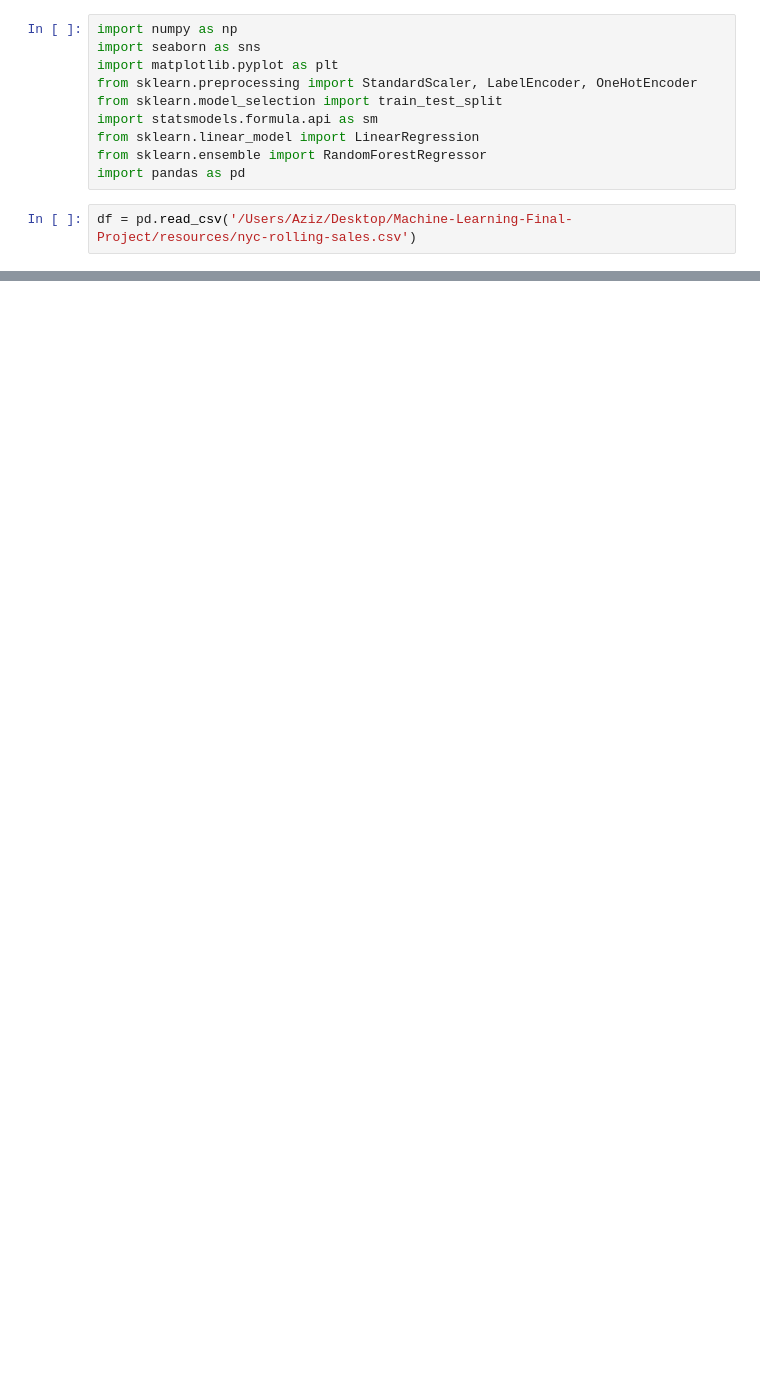
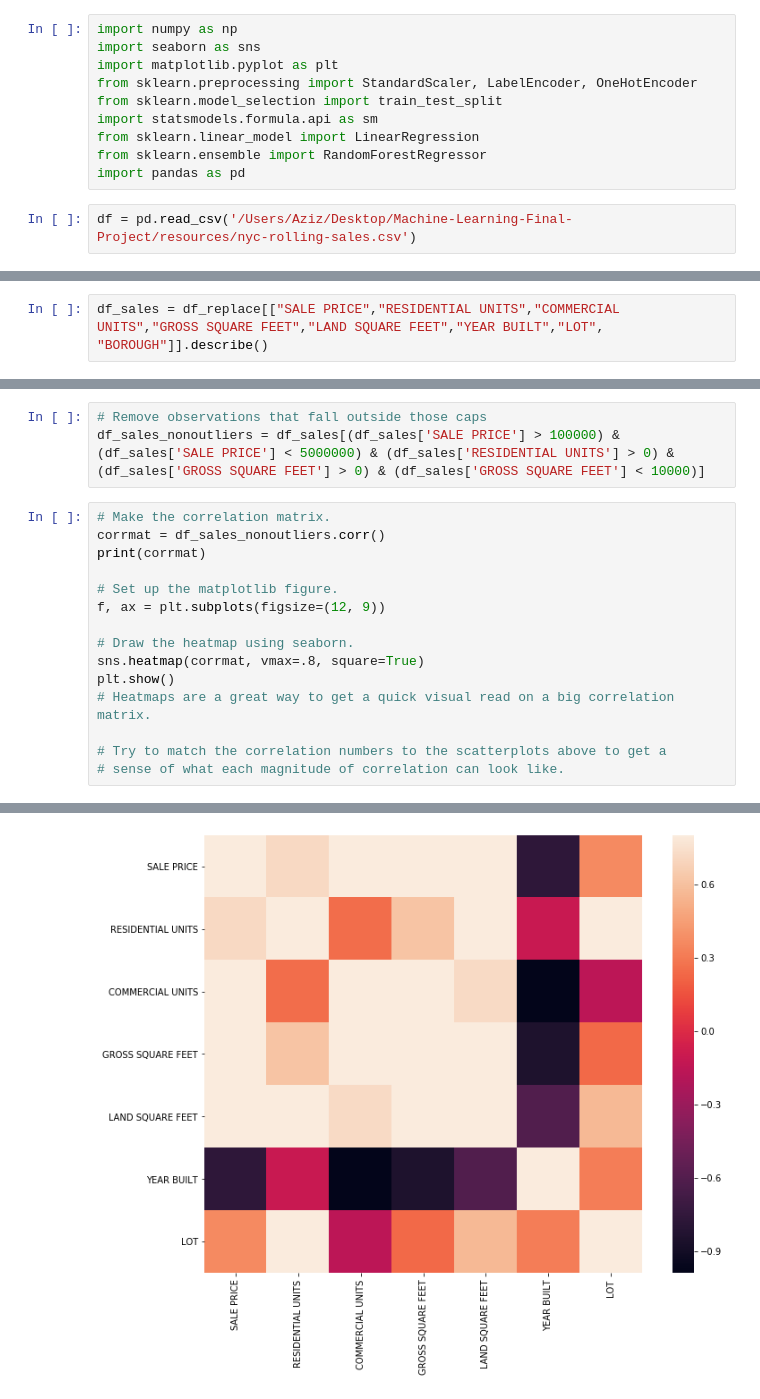
Before and after one commit to walidcol/Machine-Learning-Final-Project, a Jupyter notebook: Untitled.ipynb, the cells around one changed output, grey strips where cells are left out. Saved outputs shown, nothing was run; the diff lists cells and outputs as text; blank space fills up the shorter version.

```diff
--- a/Untitled.ipynb
+++ b/Untitled.ipynb
@@ -76,0 +68,2 @@ df_replace.to_csv('output.csv', index=False)
+# %%
+df_sales = df_replace[["SALE PRICE","RESIDENTIAL UNITS","COMMERCIAL UNITS","GROSS SQUARE FEET","LAND SQUARE FEET","YEAR BUILT","LOT", "BOROUGH"]].describe()
@@ -76,0 +79,19 @@ df_replace.to_csv('output.csv', index=False)
+# %%
+# Remove observations that fall outside those caps
+df_sales_nonoutliers = df_sales[(df_sales['SALE PRICE'] > 100000) & (df_sales['SALE PRICE'] < 5000000) & (df_sales['RESIDENTIAL UNITS'] > 0) & (df_sales['GROSS SQUARE FEET'] > 0) & (df_sales['GROSS SQUARE FEET'] < 10000)]
+# %%
+# Make the correlation matrix.
+corrmat = df_sales_nonoutliers.corr()
+print(corrmat)
+
+# Set up the matplotlib figure.
+f, ax = plt.subplots(figsize=(12, 9))
+
+# Draw the heatmap using seaborn.
+sns.heatmap(corrmat, vmax=.8, square=True)
+plt.show()
+# Heatmaps are a great way to get a quick visual read on a big correlation matrix.
+
+# Try to match the correlation numbers to the scatterplots above to get a
+# sense of what each magnitude of correlation can look like.
+# %% [output]
@@ -76,0 +115 @@ df_replace.to_csv('output.csv', index=False)
+[figure, added]
```
Also changed, not shown: parts of 26 cells of this notebook, 3 other files.
